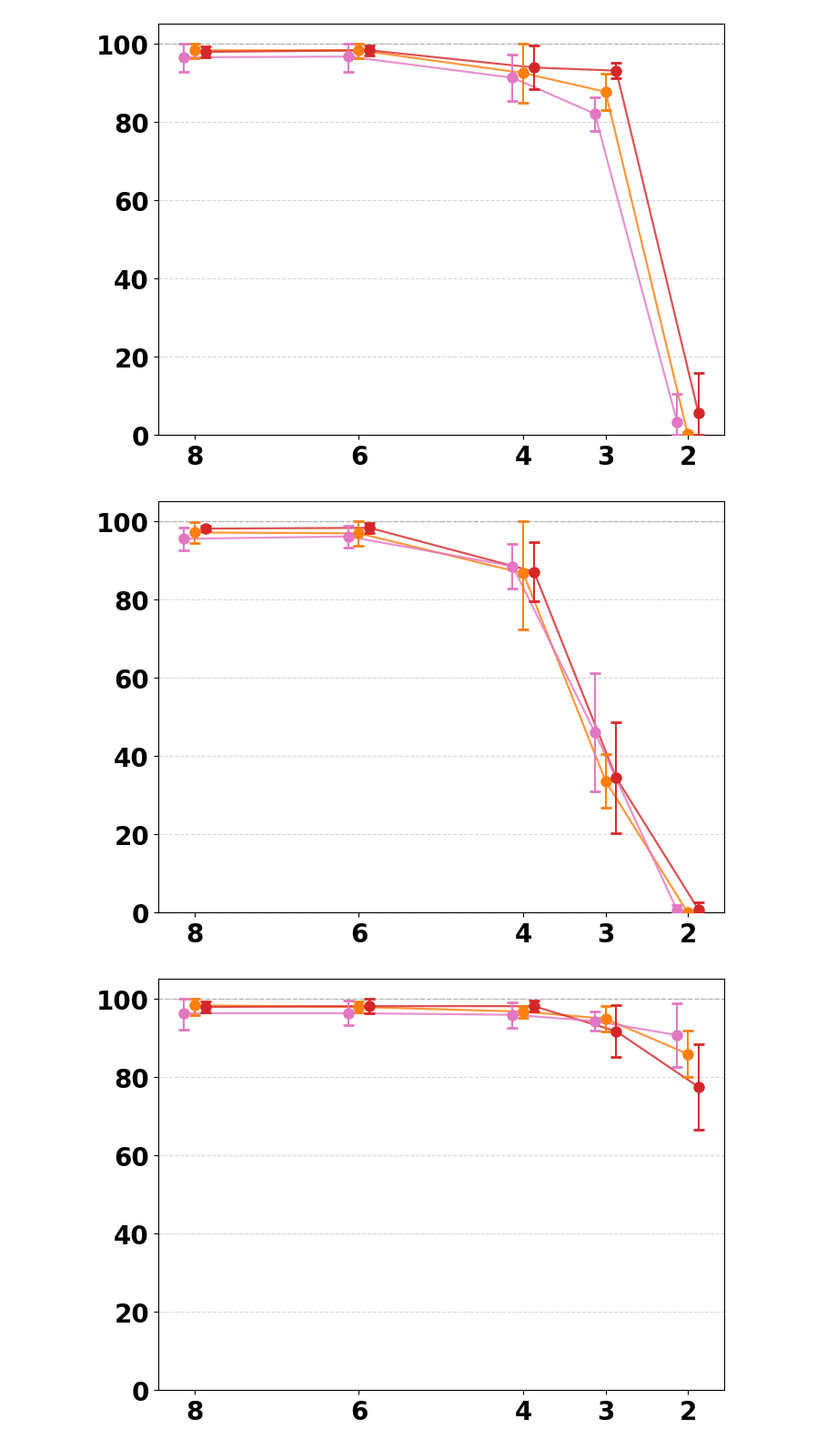
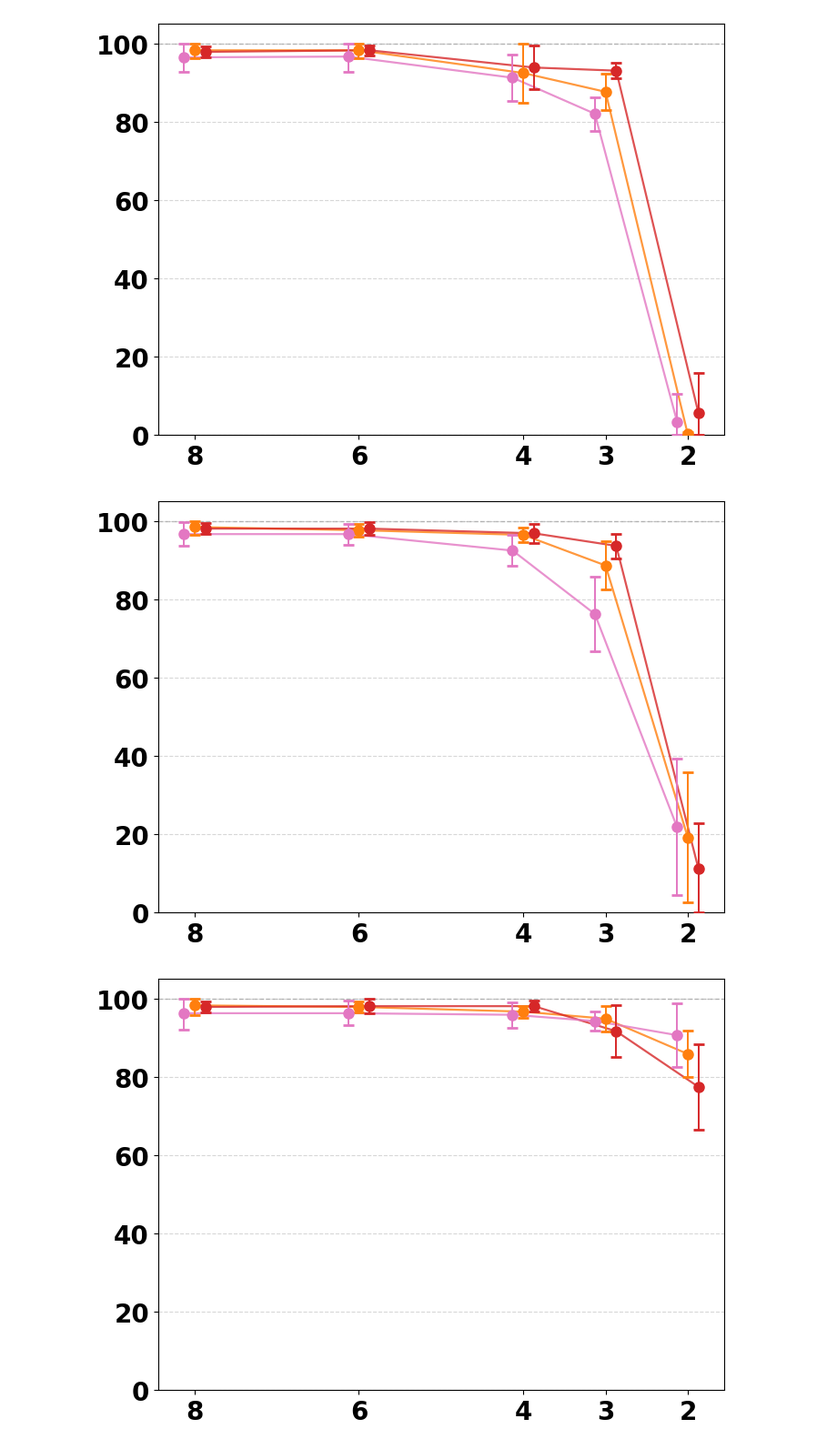
Before and after one commit to yuuharu11/LNN-control, a Jupyter notebook: robomimic/myscript/make-graph/success_rate-quantization.ipynb, the cells around one changed output. Shown at 91% size. Drawn from its saved outputs; the diff is of its cells as text; code cells hidden in the pictures.

```diff
--- a/robomimic/myscript/make-graph/success_rate-quantization.ipynb
+++ b/robomimic/myscript/make-graph/success_rate-quantization.ipynb
@@ -342,7 +342,7 @@ import numpy as np
 
 # --- CSV をすべて読み込み ---
 csv_files = glob.glob(
-    "/work/robomimic/csv/eval/lift/quantize/CAM/unit*.csv"
+    "/work/robomimic/csv/eval/lift/quantize/digital/noclip/unit*.csv"
 )
 
 def extract_bit(filename: str):
@@ -419,34 +419,34 @@ else:
 
         # 点 + エラーバー
         plt.errorbar(
             x,
             means,
             yerr=[means - lower, upper - means],
             fmt="o",
             color=color,
             markersize=8,
             elinewidth=1.4,
             capsize=4,
             capthick=2.0,
             zorder=10,
             label=base_model,
         )
 
     # --- 軸・スタイル ---
     plt.axhline(100, color="#999", linestyle="--", linewidth=1, alpha=0.6)  # 100% 基準線
     plt.tick_params(axis="both", labelsize=20, labelfontfamily="DejaVu Sans")
     for lbl in plt.gca().get_xticklabels() + plt.gca().get_yticklabels():
         lbl.set_fontweight("bold")
 
     plt.ylim(0, 105)
     plt.gca().invert_xaxis()
     plt.xticks(sorted(df_agg["bit"].unique(), reverse=True))
 
     plt.grid(axis="y", linestyle="--", alpha=0.5)
     plt.tight_layout()
     plt.show()
 # %% [output]
-[figure, old version]
+[figure, new version]
 # %%
 # LUT Quantization (2bit, 3bit, 4bit, 6bit, 8bit)
 import pandas as pd
```
Also changed, not shown: 7 other files.
